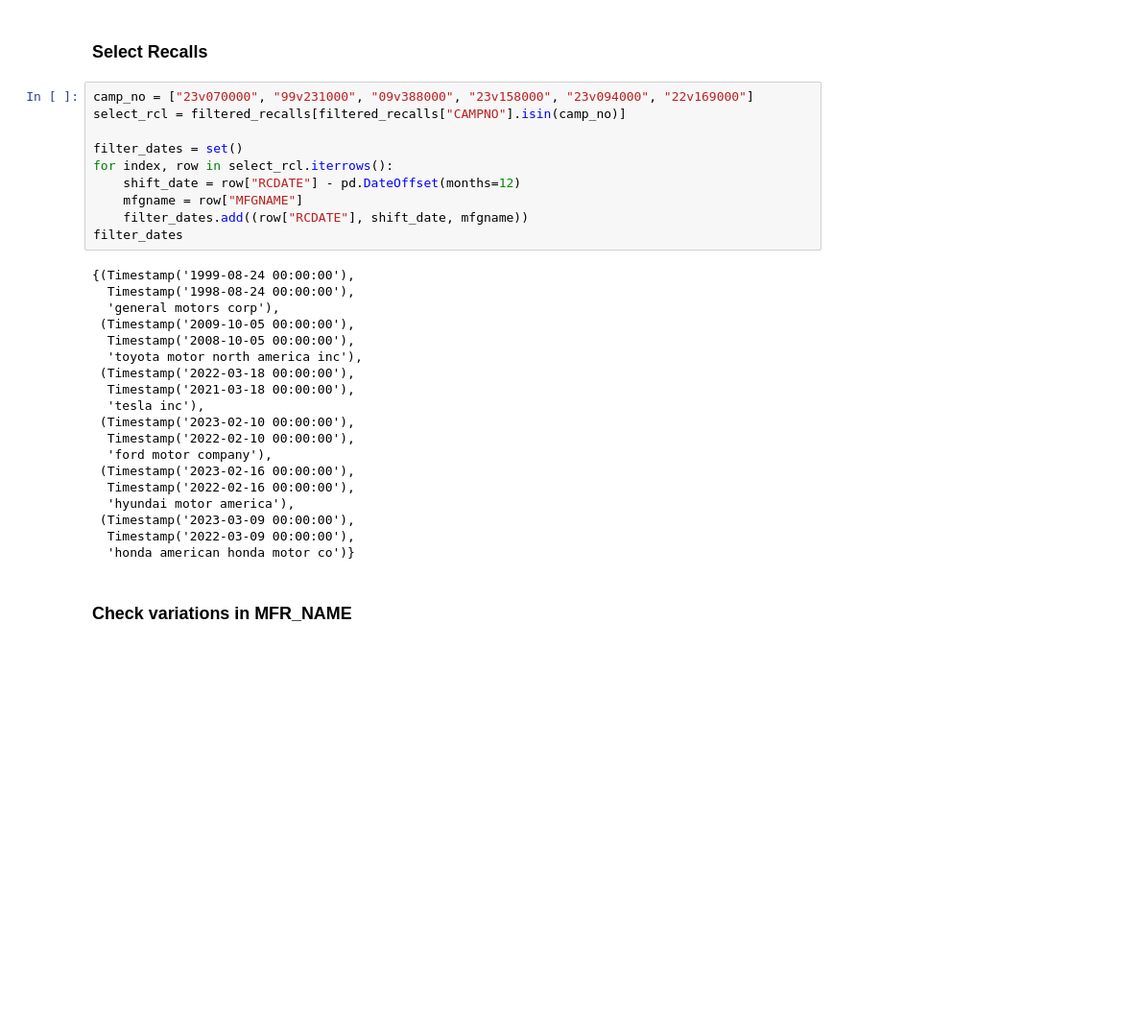
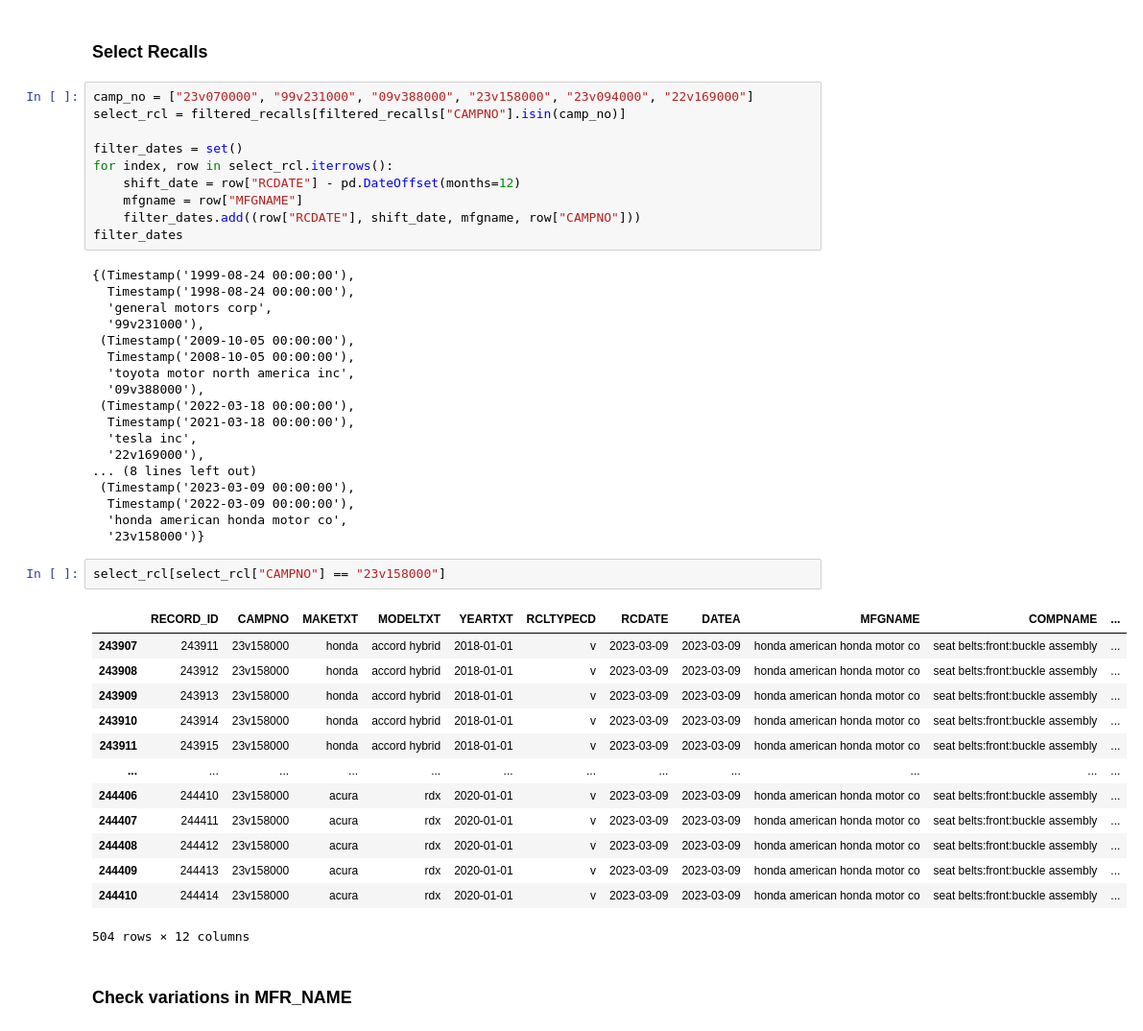
Before and after one commit to prithvidasgupta/si671, a Jupyter notebook: pm_nb.ipynb, the cells around one changed output. Shown at 96% size. Drawn from its saved outputs; the diff is of its cells as text; blank space fills up the shorter version.

```diff
--- a/pm_nb.ipynb
+++ b/pm_nb.ipynb
@@ -538,27 +542,42 @@ filter_dates = set()
 for index, row in select_rcl.iterrows():
     shift_date = row["RCDATE"] - pd.DateOffset(months=12)
     mfgname = row["MFGNAME"]
-    filter_dates.add((row["RCDATE"], shift_date, mfgname))
+    filter_dates.add((row["RCDATE"], shift_date, mfgname, row["CAMPNO"]))
 filter_dates
 # %% [output]
 {(Timestamp('1999-08-24 00:00:00'),
   Timestamp('1998-08-24 00:00:00'),
-  'general motors corp'),
+  'general motors corp',
+  '99v231000'),
  (Timestamp('2009-10-05 00:00:00'),
   Timestamp('2008-10-05 00:00:00'),
-  'toyota motor north america inc'),
+  'toyota motor north america inc',
+  '09v388000'),
  (Timestamp('2022-03-18 00:00:00'),
   Timestamp('2021-03-18 00:00:00'),
-  'tesla inc'),
- (Timestamp('2023-02-10 00:00:00'),
-  Timestamp('2022-02-10 00:00:00'),
-  'ford motor company'),
- (Timestamp('2023-02-16 00:00:00'),
-  Timestamp('2022-02-16 00:00:00'),
-  'hyundai motor america'),
+  'tesla inc',
+  '22v169000'),
+... (8 lines left out)
  (Timestamp('2023-03-09 00:00:00'),
   Timestamp('2022-03-09 00:00:00'),
-  'honda american honda motor co')}
+  'honda american honda motor co',
+  '23v158000')}
+# %%
+select_rcl[select_rcl["CAMPNO"] == "23v158000"]
+# %% [output]
+|  | RECORD_ID | CAMPNO | MAKETXT | MODELTXT | YEARTXT | RCLTYPECD | RCDATE | DATEA | MFGNAME | COMPNAME | ... |
+| 243907 | 243911 | 23v158000 | honda | accord hybrid | 2018-01-01 | v | 2023-03-09 | 2023-03-09 | honda american honda motor co | seat belts:front:buckle assembly | ... |
+| 243908 | 243912 | 23v158000 | honda | accord hybrid | 2018-01-01 | v | 2023-03-09 | 2023-03-09 | honda american honda motor co | seat belts:front:buckle assembly | ... |
+| 243909 | 243913 | 23v158000 | honda | accord hybrid | 2018-01-01 | v | 2023-03-09 | 2023-03-09 | honda american honda motor co | seat belts:front:buckle assembly | ... |
+| 243910 | 243914 | 23v158000 | honda | accord hybrid | 2018-01-01 | v | 2023-03-09 | 2023-03-09 | honda american honda motor co | seat belts:front:buckle assembly | ... |
+| 243911 | 243915 | 23v158000 | honda | accord hybrid | 2018-01-01 | v | 2023-03-09 | 2023-03-09 | honda american honda motor co | seat belts:front:buckle assembly | ... |
+| ... | ... | ... | ... | ... | ... | ... | ... | ... | ... | ... | ... |
+| 244406 | 244410 | 23v158000 | acura | rdx | 2020-01-01 | v | 2023-03-09 | 2023-03-09 | honda american honda motor co | seat belts:front:buckle assembly | ... |
+| 244407 | 244411 | 23v158000 | acura | rdx | 2020-01-01 | v | 2023-03-09 | 2023-03-09 | honda american honda motor co | seat belts:front:buckle assembly | ... |
+| 244408 | 244412 | 23v158000 | acura | rdx | 2020-01-01 | v | 2023-03-09 | 2023-03-09 | honda american honda motor co | seat belts:front:buckle assembly | ... |
+| 244409 | 244413 | 23v158000 | acura | rdx | 2020-01-01 | v | 2023-03-09 | 2023-03-09 | honda american honda motor co | seat belts:front:buckle assembly | ... |
+| 244410 | 244414 | 23v158000 | acura | rdx | 2020-01-01 | v | 2023-03-09 | 2023-03-09 | honda american honda motor co | seat belts:front:buckle assembly | ... |
+504 rows × 12 columns
 # %% [markdown]
 ### Check variations in MFR_NAME
 # %%
```
Also changed, not shown: parts of 3 cells of this notebook, 3 other files.
